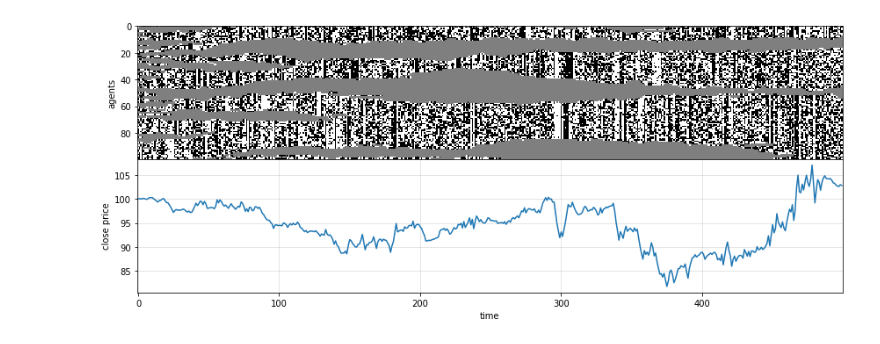
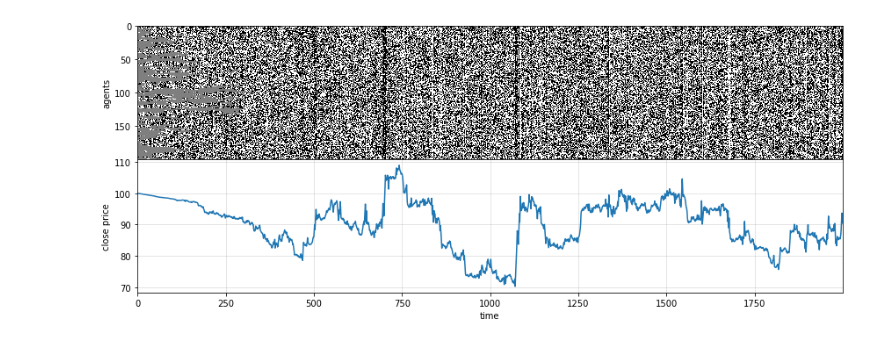
Before and after one commit to charelF/ComplexSystems, a Jupyter notebook: code/charel/bartolozzi2004.ipynb, the cells around one changed output. Drawn from its saved outputs; the diff is of its cells as text; code cells hidden in the pictures.

```diff
--- a/code/charel/bartolozzi2004.ipynb
+++ b/code/charel/bartolozzi2004.ipynb
@@ -60,18 +60,17 @@ def cluster_info(arr):
 # pd = 0.25
 # pe = 0.02
 # ph = 0.18 # vary
-pd = 0.1
-pe = 0.0001
-ph = 0.1 # vary
+A = 1.8 # interaction strength between agents
+a = 2*A # randomness of A
+h = 0  # external field reflecting the effects of the environmnet
 
-pa = 0.5
+pd = 0.05  # probability that an active trader diffuses and becomes inactive
+pe = 0.01 # probability that a nontrading enters the market
+ph = 0.0493 # probability that an active trader can turn one of his inactive neighbors into an active one
+pa = 0.1 # active and inactive distribution
 
-N0 = 500
-N1 = 100
-
-A = 2
-a = 0.1
-h = 0.1
+N0 = 2000# timepoints
+N1 = 200
 
 G = np.zeros(shape=(N0,N1)).astype(int)
 G[0] = np.random.choice(a=[-1,0,1], p=[pa/2, 1-pa, pa/2], size=N1, replace=True)
@@ -135,31 +134,31 @@ for t in range(N0):
         # nontrader enters market
         if G[t,i] == 0:
             if random.random() < pe:
                 G[t+1,i] = np.random.choice([-1,1])
 
 fig, (ax1, ax2) = plt.subplots(
     ncols=1, nrows=2, figsize=(12,5), sharex=True, gridspec_kw = {'wspace':0, 'hspace':0}
 )
 ax1.imshow(G.T, cmap="binary", interpolation="None", aspect="auto")
 # plt.colorbar()
 
 r = (x - np.mean(x)) / np.std(x)
 s = 100
 S = np.zeros_like(x)
 S[0] = s
 for i in range(1,N0):
     # S[i] = S[i-1] + (S[i-1] * r[i])
     S[i] = S[i-1] + (S[i-1] * r[i]/100)
 
 ax2.plot(S)
 ax2.grid(alpha=0.4)
 
 ax2.set_xlabel("time")
 # ax2.set_ylabel("standardised log returns")
 ax2.set_ylabel("close price")
 ax1.set_ylabel("agents")
 
 plt.tight_layout()
 plt.show()
 # %% [output]
-[figure, old version]
+[figure, new version]
```
Also changed, not shown: 2 other files.
